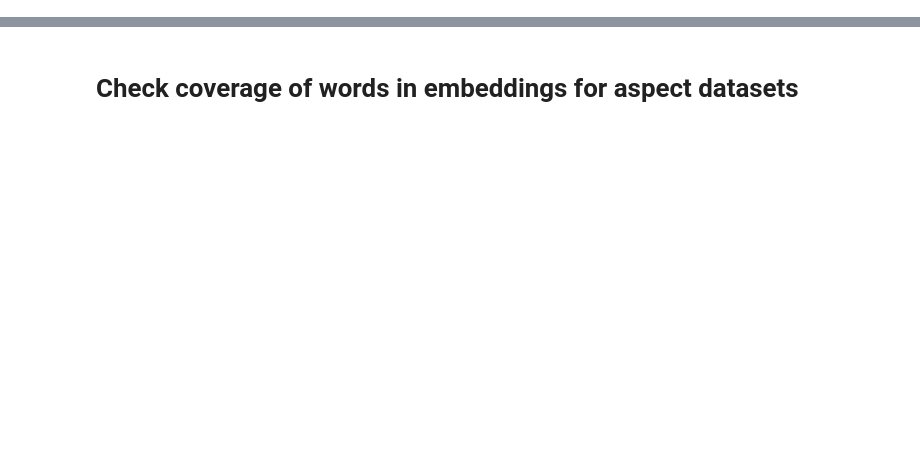
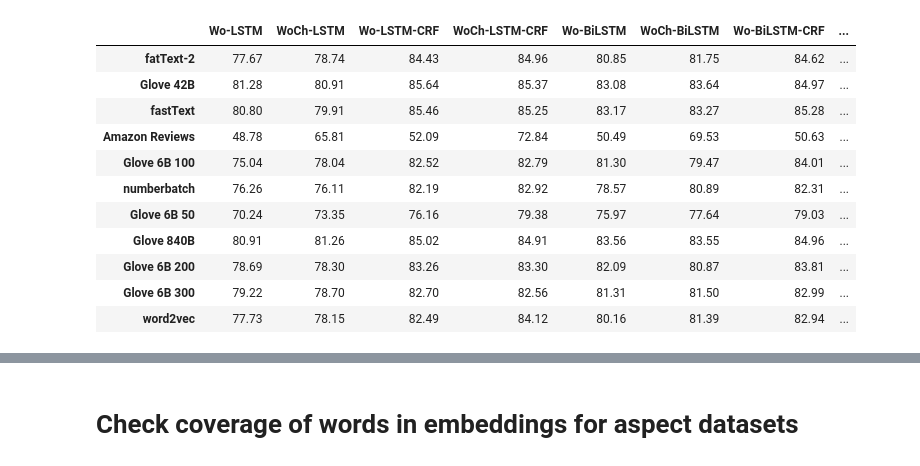
Before and after one commit to laugustyniak/discourse_summarization, a Jupyter notebook: notebooks/datasets/analyze-aspects-results-embeddings-and-datasets.ipynb, the cells around one changed output, grey strips where cells are left out. Cells and saved outputs as stored; diff of their text form; code cells hidden in the pictures; blank space fills up the shorter version.

```diff
--- a/notebooks/datasets/analyze-aspects-results-embeddings-and-datasets.ipynb
+++ b/notebooks/datasets/analyze-aspects-results-embeddings-and-datasets.ipynb
@@ -100,0 +249,15 @@ for word_embedding_models_path in list(Path('../models').glob('*')):
+# %%
+results_df_avg.transpose()
+# %% [output]
+|  | Wo-LSTM | WoCh-LSTM | Wo-LSTM-CRF | WoCh-LSTM-CRF | Wo-BiLSTM | WoCh-BiLSTM | Wo-BiLSTM-CRF | ... |
+| fatText-2 | 77.67 | 78.74 | 84.43 | 84.96 | 80.85 | 81.75 | 84.62 | ... |
+| Glove 42B | 81.28 | 80.91 | 85.64 | 85.37 | 83.08 | 83.64 | 84.97 | ... |
+| fastText | 80.80 | 79.91 | 85.46 | 85.25 | 83.17 | 83.27 | 85.28 | ... |
+| Amazon Reviews | 48.78 | 65.81 | 52.09 | 72.84 | 50.49 | 69.53 | 50.63 | ... |
+| Glove 6B 100 | 75.04 | 78.04 | 82.52 | 82.79 | 81.30 | 79.47 | 84.01 | ... |
+| numberbatch | 76.26 | 76.11 | 82.19 | 82.92 | 78.57 | 80.89 | 82.31 | ... |
+| Glove 6B 50 | 70.24 | 73.35 | 76.16 | 79.38 | 75.97 | 77.64 | 79.03 | ... |
+| Glove 840B | 80.91 | 81.26 | 85.02 | 84.91 | 83.56 | 83.55 | 84.96 | ... |
+| Glove 6B 200 | 78.69 | 78.30 | 83.26 | 83.30 | 82.09 | 80.87 | 83.81 | ... |
+| Glove 6B 300 | 79.22 | 78.70 | 82.70 | 82.56 | 81.31 | 81.50 | 82.99 | ... |
+| word2vec | 77.73 | 78.15 | 82.49 | 84.12 | 80.16 | 81.39 | 82.94 | ... |
```
Also changed, not shown: parts of 79 cells of this notebook, 1 other file.
